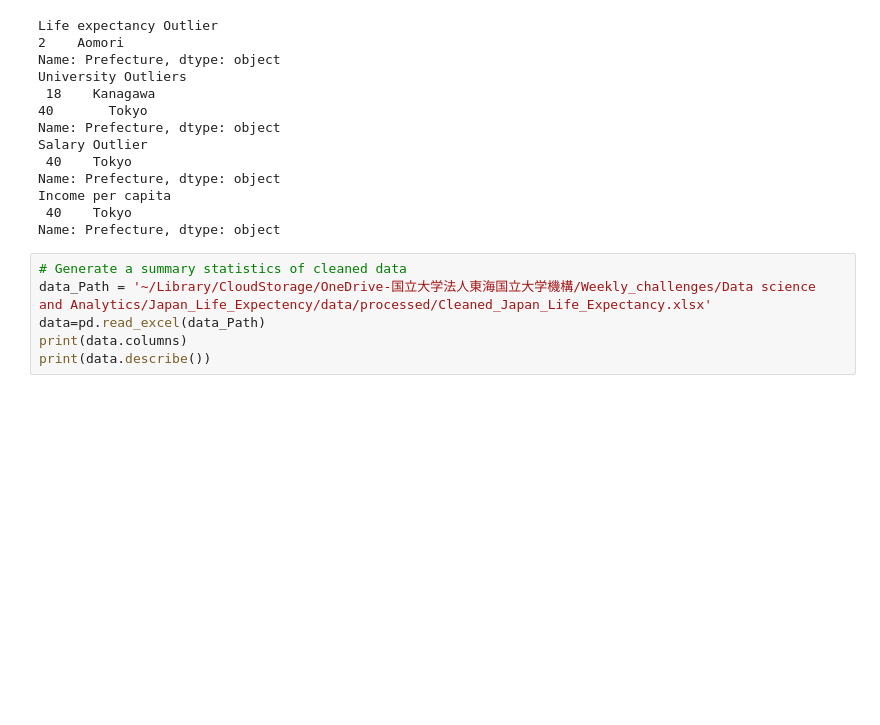
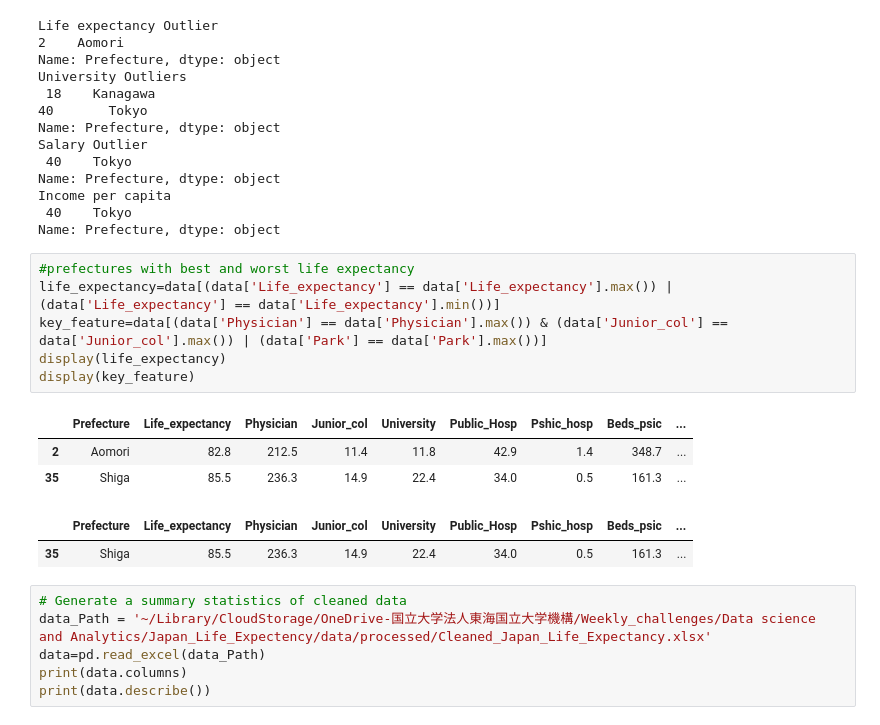
Before and after one commit to khalil-hub/Life-expectancy-analysis-Japan, a Jupyter notebook: notebooks/exploratory_analysis.ipynb, the cells around one changed output. Drawn from its saved outputs; the diff is of its cells as text; blank space fills up the shorter version.

```diff
--- a/notebooks/exploratory_analysis.ipynb
+++ b/notebooks/exploratory_analysis.ipynb
@@ -67,6 +67,18 @@ Name: Prefecture, dtype: object
 Income per capita
  40    Tokyo
 Name: Prefecture, dtype: object
+# %%
+#prefectures with best and worst life expectancy
+life_expectancy=data[(data['Life_expectancy'] == data['Life_expectancy'].max()) | (data['Life_expectancy'] == data['Life_expectancy'].min())]
+key_feature=data[(data['Physician'] == data['Physician'].max()) & (data['Junior_col'] == data['Junior_col'].max()) | (data['Park'] == data['Park'].max())]
+display(life_expectancy)
+display(key_feature)
+# %% [output]
+|  | Prefecture | Life_expectancy | Physician | Junior_col | University | Public_Hosp | Pshic_hosp | Beds_psic | ... |
+| 2 | Aomori | 82.8 | 212.5 | 11.4 | 11.8 | 42.9 | 1.4 | 348.7 | ... |
+| 35 | Shiga | 85.5 | 236.3 | 14.9 | 22.4 | 34.0 | 0.5 | 161.3 | ... |
+|  | Prefecture | Life_expectancy | Physician | Junior_col | University | Public_Hosp | Pshic_hosp | Beds_psic | ... |
+| 35 | Shiga | 85.5 | 236.3 | 14.9 | 22.4 | 34.0 | 0.5 | 161.3 | ... |
 # %%
 # Generate a summary statistics of cleaned data
 data_Path = '~/Library/CloudStorage/OneDrive-国立大学法人東海国立大学機構/Weekly_challenges/Data science and Analytics/Japan_Life_Expectency/data/processed/Cleaned_Japan_Life_Expectancy.xlsx'
```
Also changed, not shown: parts of 1 cell of this notebook, 35 other files.
